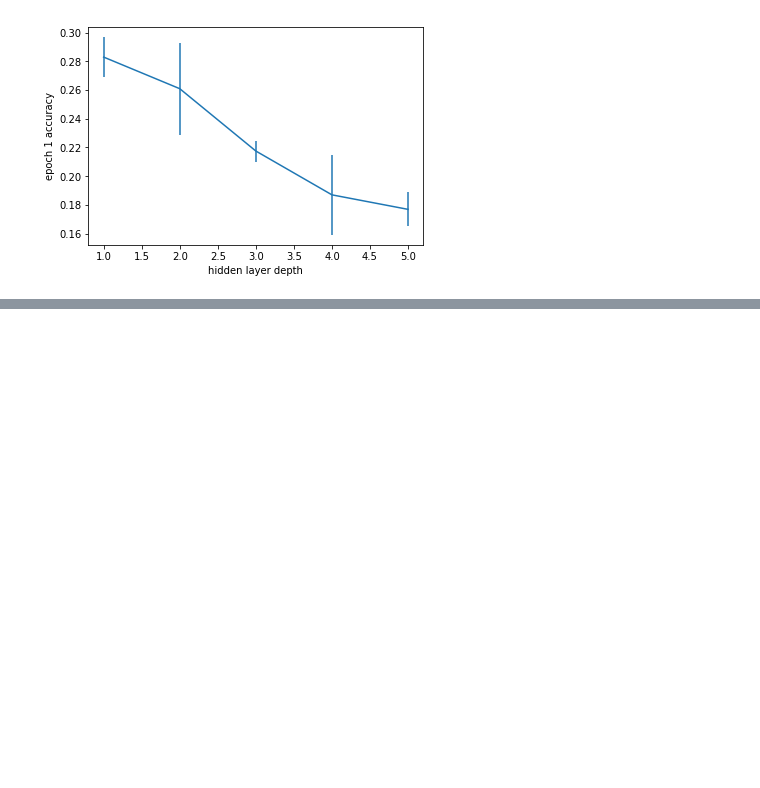
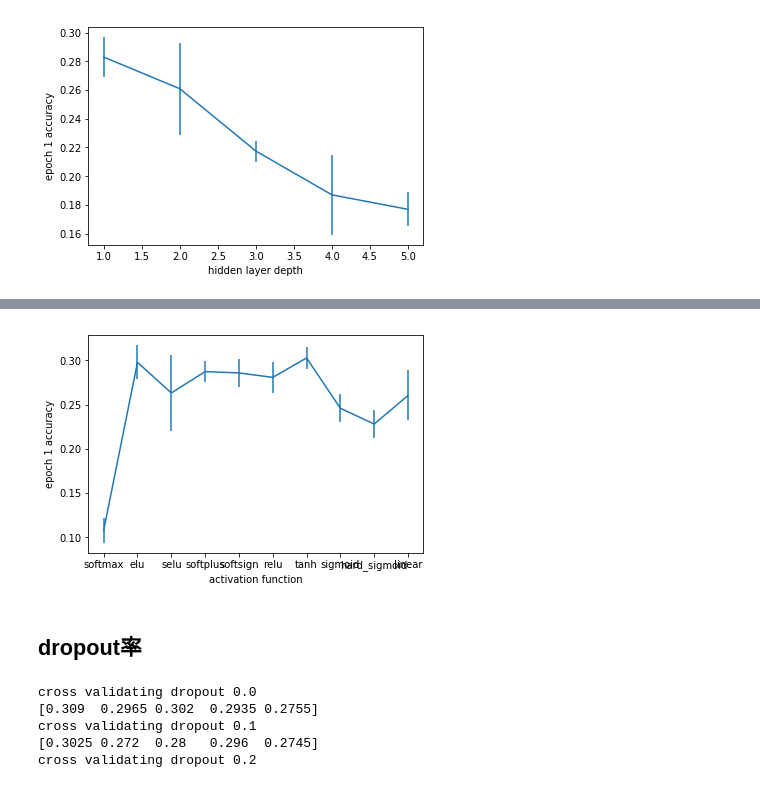
Before and after one commit to andyroiiid/digital_image_processing_course_project, a Jupyter notebook: assignment2/keras_nn.ipynb, the cells around one changed output, grey strips where cells are left out. Drawn from its saved outputs; the diff is of its cells as text; code cells hidden in the pictures; blank space fills up the shorter version.

Commit message:
all cross validations and final model

```diff
--- a/assignment2/keras_nn.ipynb
+++ b/assignment2/keras_nn.ipynb
@@ -51,7 +55,7 @@ from sklearn.model_selection import StratifiedKFold
 # %% [output]
 Using TensorFlow backend.
 # %%
-def create_model(hidden_layer_size=100, hidden_layer_depth=1, activation="relu", dropout=0.2):
+def create_model(hidden_layer_size=200, hidden_layer_depth=1, activation="tanh", dropout=0.2):
     model = Sequential()
     model.add(Dense(hidden_layer_size, activation=activation, input_shape=(3072,)))
     for i in range(hidden_layer_depth-1):
@@ -150,0 +157,11 @@ plt.show()
+# %%
+activations = ["softmax", "elu", "selu", "softplus", "softsign", "relu", "tanh", "sigmoid", "hard_sigmoid", "linear"]
+accuracies = np.zeros((len(activations), n_splits))
+for i, activation in enumerate(activations):
+    print("cross validating", "activation function", repr(activation))
+    accuracies[i] = np.zeros(n_splits)
+    for j, (train_indices, test_indicies) in enumerate(skf.split(test_input, test_output)):
+        model = create_model(activation = activation)
+        model.fit(test_input[train_indices], test_oh_output[train_indices], verbose=0)
+        accuracies[i][j] = calc_accuracy(model, test_input[test_indicies], test_output[test_indicies])
+    print(accuracies[i])
@@ -150,0 +189,28 @@ plt.show()
+# %%
+accuracies_mean = [np.mean(a) for a in accuracies]
+accuracies_std = [np.std(a) for a in accuracies]
+plt.errorbar(activations, accuracies_mean, yerr=accuracies_std)
+plt.xlabel("activation function")
+plt.ylabel("epoch 1 accuracy")
+plt.show()
+# %% [output]
+[figure, added]
+# %% [markdown]
+## dropout率
+# %%
+dropouts = np.linspace(0, 0.9, 10)
+accuracies = np.zeros((len(dropouts), n_splits))
+for i, dropout in enumerate(dropouts):
+    print("cross validating", "dropout", dropout)
+    accuracies[i] = np.zeros(n_splits)
+    for j, (train_indices, test_indicies) in enumerate(skf.split(test_input, test_output)):
+        model = create_model(dropout = dropout)
+        model.fit(test_input[train_indices], test_oh_output[train_indices], verbose=0)
+        accuracies[i][j] = calc_accuracy(model, test_input[test_indicies], test_output[test_indicies])
+    print(accuracies[i])
+# %% [output]
+cross validating dropout 0.0
+[0.309  0.2965 0.302  0.2935 0.2755]
+cross validating dropout 0.1
+[0.3025 0.272  0.28   0.296  0.2745]
+cross validating dropout 0.2
```
Also changed, not shown: parts of 7 cells of this notebook.
